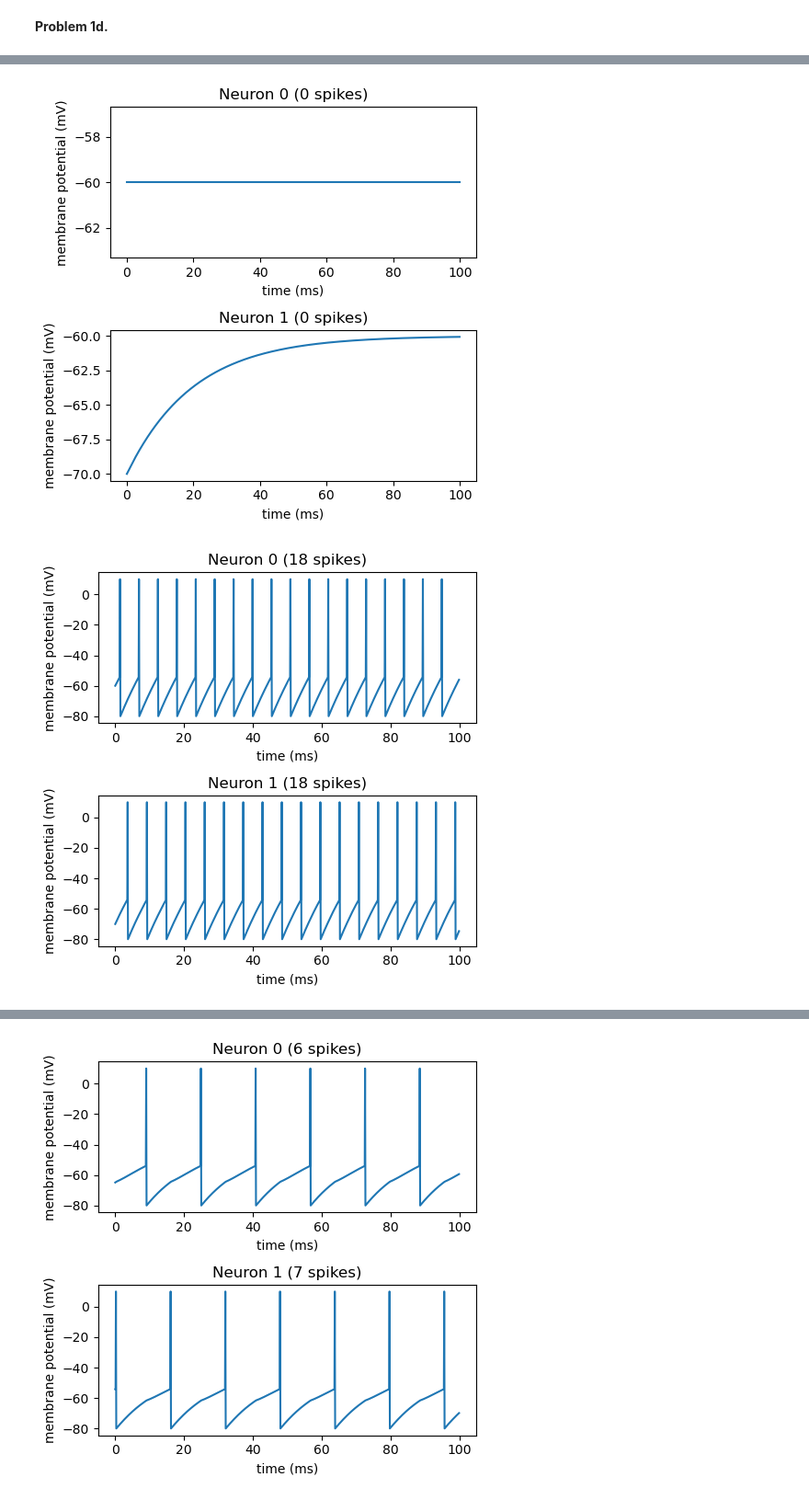
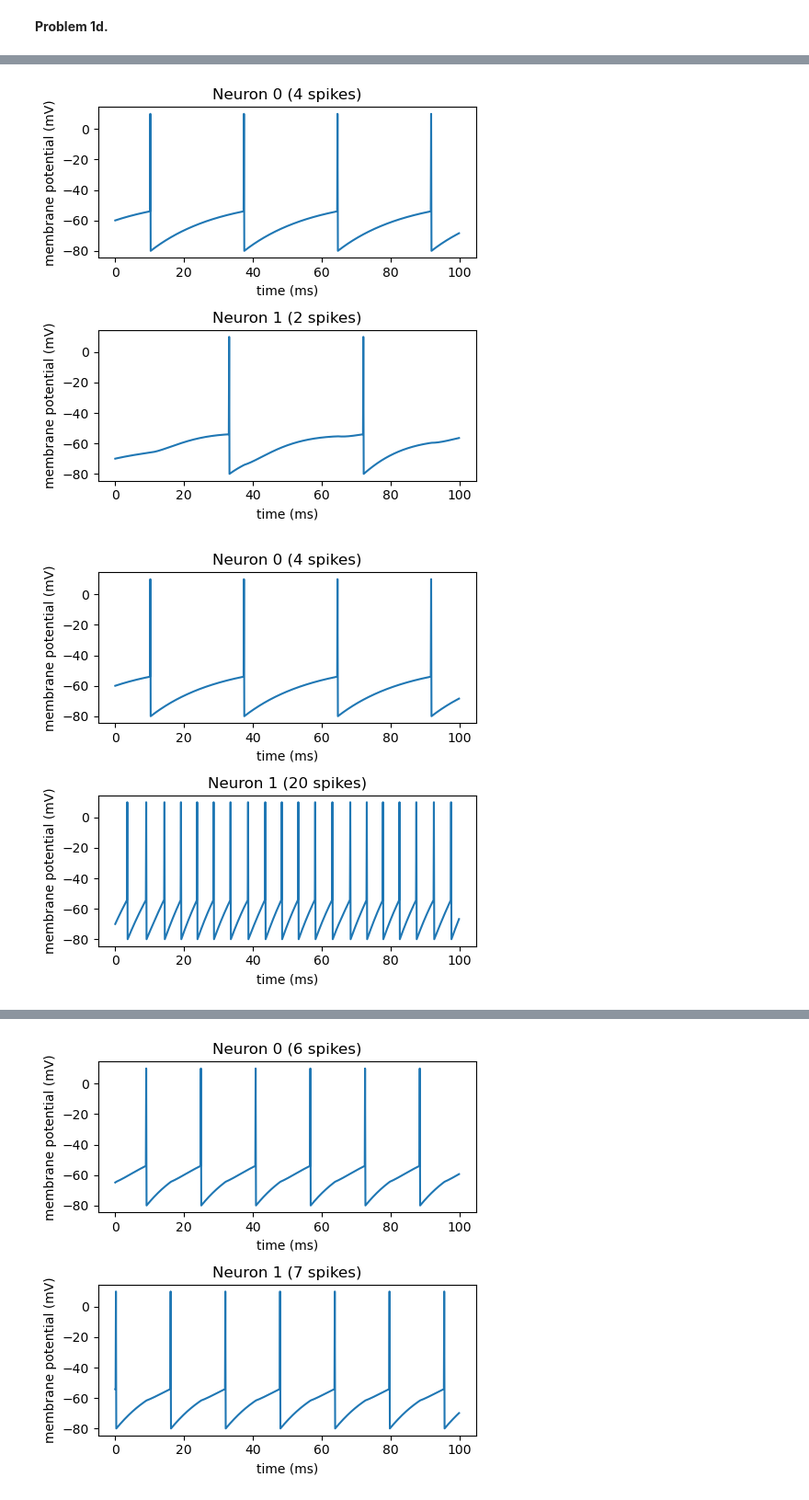
Before and after one commit to williamhuang08/cpsc475, a Jupyter notebook: hw2/hw2.ipynb, the cells around one changed output, grey strips where cells are left out. Shown at 92% size. Saved outputs shown, nothing was run; the diff lists cells and outputs as text; code cells hidden in the pictures.

```diff
--- a/hw2/hw2.ipynb
+++ b/hw2/hw2.ipynb
@@ -223,15 +224,16 @@ nsim2 = nsimulator(2)
 start_potential_1 = -60
 start_potential_2 = -70
 
-ie = 2.5
+ie1 = 2.5
+ie2 = 0
 
 # Setting initial potential
 nsim2.set_mpotential(0, start_potential_1)
 nsim2.set_mpotential(1, start_potential_2)
 
 # Setting current
-nsim2.set_Ie(0, ie)
-nsim2.set_Ie(1, ie)
+nsim2.set_Ie(0, ie1)
+nsim2.set_Ie(1, ie2)
 
 # Setting inhibitory connection of 1 on 2
 nsim2.make_excitatory_connection(0, 1)
@@ -250,49 +252,49 @@ nsim2 = nsimulator(2)
 start_potential_1 = -60
 start_potential_2 = -70
 
-ie = 1
+ie2 = 1
 
 # Setting initial potential
 nsim2.set_mpotential(0, start_potential_1)
 nsim2.set_mpotential(1, start_potential_2)
 
 # Setting current
-nsim2.set_Ie(0, ie)
-nsim2.set_Ie(1, ie)
+nsim2.set_Ie(0, ie1)
+nsim2.set_Ie(1, ie2)
 
 # Setting inhibitory connection of 1 on 2
-nsim2.make_inhibitory_connection(0, 1)
+nsim2.make_excitatory_connection(0, 1)
 
 
 nsim2.simulate_timeinterval(0, 0.1)
 nsim2.plot_membranepotentials([0, 1])
 # %% [output]
-[figure, old version]
+[figure, new version]
 # %%
 # Simulation of two neurons
 
 # Neuron #1 and #2
 nsim2 = nsimulator(2)
 
 start_potential_1 = -60
 start_potential_2 = -70
 
-ie = 10
+ie2 = 10
 
 # Setting initial potential
 nsim2.set_mpotential(0, start_potential_1)
 nsim2.set_mpotential(1, start_potential_2)
 
 # Setting current
-nsim2.set_Ie(0, ie)
-nsim2.set_Ie(1, ie)
+nsim2.set_Ie(0, ie1)
+nsim2.set_Ie(1, ie2)
 
 # Setting inhibitory connection of 1 on 2
-nsim2.make_inhibitory_connection(0, 1)
+nsim2.make_excitatory_connection(0, 1)
 
 
 nsim2.simulate_timeinterval(0, 0.1)
 nsim2.plot_membranepotentials([0, 1])
 # %% [output]
-[figure, old version]
+[figure, new version]
 # %% [markdown]
```
Also changed, not shown: parts of 25 cells of this notebook, 5 other files.
